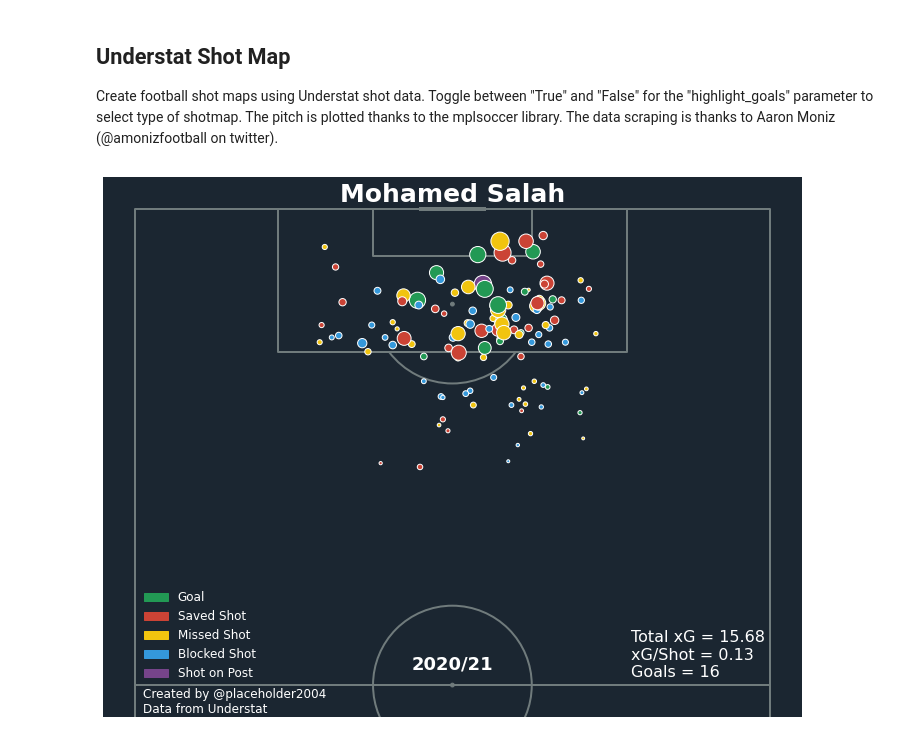
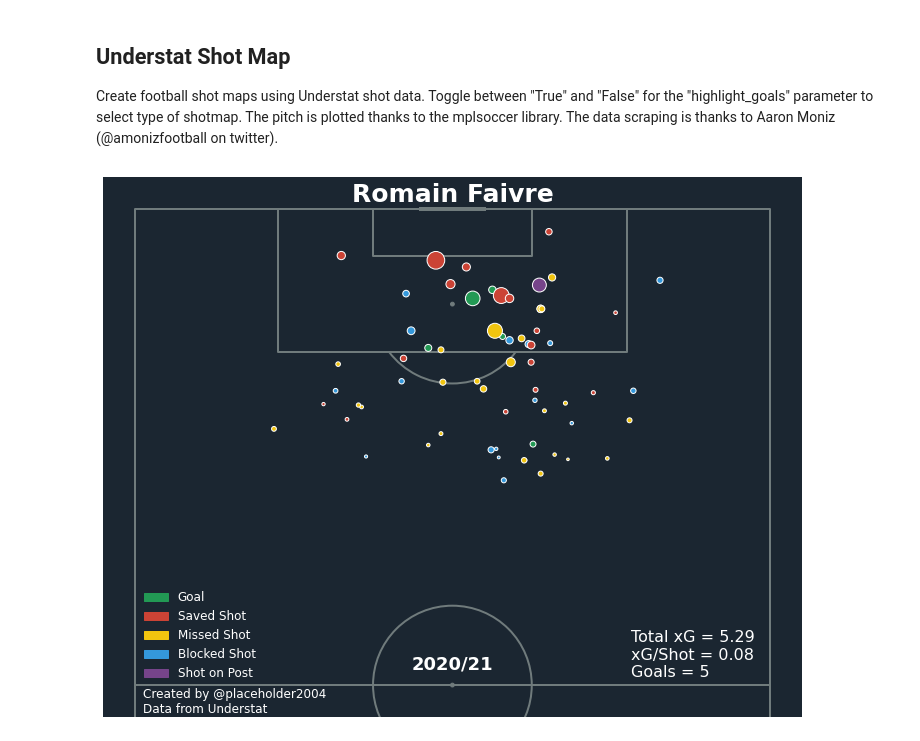
Before and after one commit to harshkrishna17/matplotlib-code, a Jupyter notebook: ShotMap.ipynb, the cells around one changed output. Cells and saved outputs as stored; diff of their text form; code cells hidden in the pictures.

```diff
--- a/ShotMap.ipynb
+++ b/ShotMap.ipynb
@@ -5,7 +5,7 @@ Create football shot maps using Understat shot data. Toggle between "True" and "
 # %%
 #fill out necessarry information of about player and plot type here
 
-player_id = 1250 #undestat player id
+player_id = 6420 #undestat player id
 is_season = True #if is_season = True, then specify season
 season = 2020 #2020 corresponds to 2020/21
 highlight_goals = False
@@ -55,6 +55,7 @@ finaldata["X"] = finaldata["X"] * 120
 finaldata["Y"] = finaldata["Y"] * 80
 
 finaldata = finaldata[finaldata["situation"] != "Penalty"]
+finaldata = finaldata[["result", "X", "Y", "xG", "player", "season"]]
 
 if is_season == True:
         finaldata = finaldata[finaldata["season"] == season]
@@ -80,6 +81,8 @@ if highlight_goals == False:
         res = {"Goal": 1, "SavedShot": 0, "BlockedShot": 0, "ShotOnPost": 0,
                "MissedShots": 0, "OwnGoal": 0}
         finaldata["isGoal"] = finaldata["result"].map(res)
+        finaldata["col"] = finaldata["result"].map(colours)
+        finaldata = finaldata.dropna()
 
         xG = sum(finaldata["xG"])
         xG = str(round(xG, 2))
@@ -96,7 +99,7 @@ if highlight_goals == False:
         pitch = VerticalPitch(pitch_color='#1B2631', line_color = "#707B7C", stripe=False, half = True,
                               constrained_layout = True)
         fig, ax = pitch.draw()
-        plt.scatter(x = finaldata["Y"], y = finaldata["X"], s = finaldata["xG"] * 600, c = finaldata["result"].map(colours),
+        plt.scatter(x = finaldata["Y"], y = finaldata["X"], s = finaldata["xG"] * 600, c = finaldata["col"],
                     edgecolors="white")
         plt.gca().invert_xaxis()
         plt.text(x, y, f"{szn}", color="white", size= 18, fontweight = "bold")
@@ -117,34 +120,36 @@ elif highlight_goals == True:
         player_name = finaldata["player"].values[0]
         res = {"Goal": 1, "NoGoal": 0}
         finaldata["isGoal"] = finaldata["result"].map(res)
+        finaldata["col"] = finaldata["result"].map(colours)
+        finaldata = finaldata.dropna()
 
         xG = sum(finaldata["xG"])
         xG = str(round(xG, 2))
         xgst = sum(finaldata["xG"]) / len(finaldata.index)
         xgst = str(round(xgst, 2))
         gls = sum(finaldata["isGoal"])
 
         g = mpatches.Patch(color = "#E74C3C", label = "Goal")
         ss = mpatches.Patch(color = "#ffffff", label = "No Goal")
 
         pitch = VerticalPitch(pitch_color='#1B2631', line_color = "#707B7C", stripe=False, half = True,
                               constrained_layout = True)
         fig, ax = pitch.draw()
-        plt.scatter(x = finaldata["Y"], y = finaldata["X"], s = finaldata["xG"] * 600, c = finaldata["result"].map(colours),
+        plt.scatter(x = finaldata["Y"], y = finaldata["X"], s = finaldata["xG"] * 600, c = finaldata["col"],
                     edgecolors="white")
         plt.gca().invert_xaxis()
         plt.text(x, y, f"{szn}", color="white", size= 18, fontweight = "bold")
         plt.text(17.5, 61, f"Total xG = {xG}\nxG/Shot = {xgst}\nGoals = {gls}", size = 16, color = "white")
         plt.text(79, 56.5, "Created by @placeholder2004\nData from Understat", color = "white", size = 12)
         plt.title(f"{player_name}", color = "white", fontweight = "bold", size = 25, pad = -25)
         leg = plt.legend(handles = [g, ss], frameon = False, loc = "center left",
                          bbox_to_anchor=(0.05,0.1), prop={'size': 12})
 
         for text in leg.get_texts():
             text.set_color("white")
 
 fig.set_size_inches(10, 8)
 plt.savefig("shotmap.png", dpi = 900)
 plt.show()
 # %% [output]
-[figure, old version]
+[figure, new version]
```
